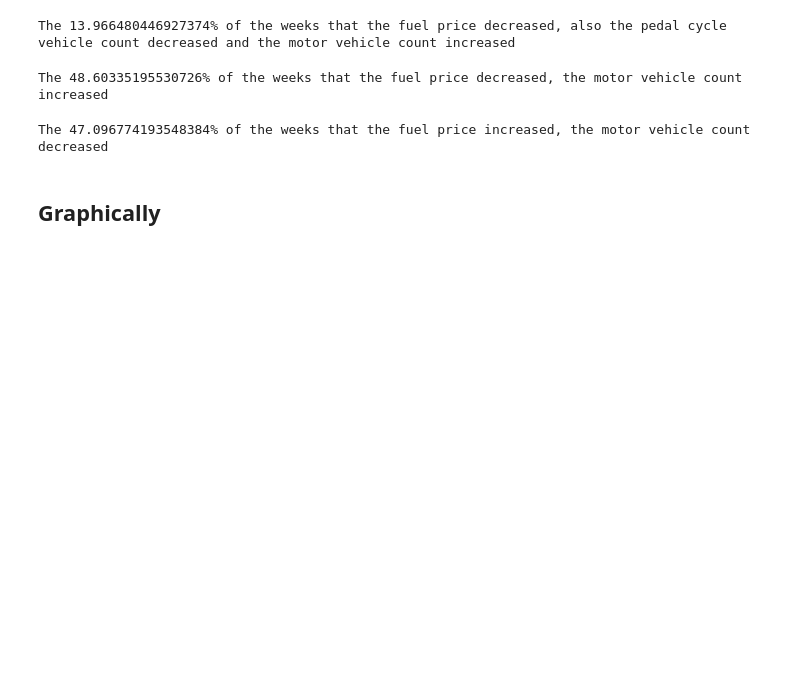
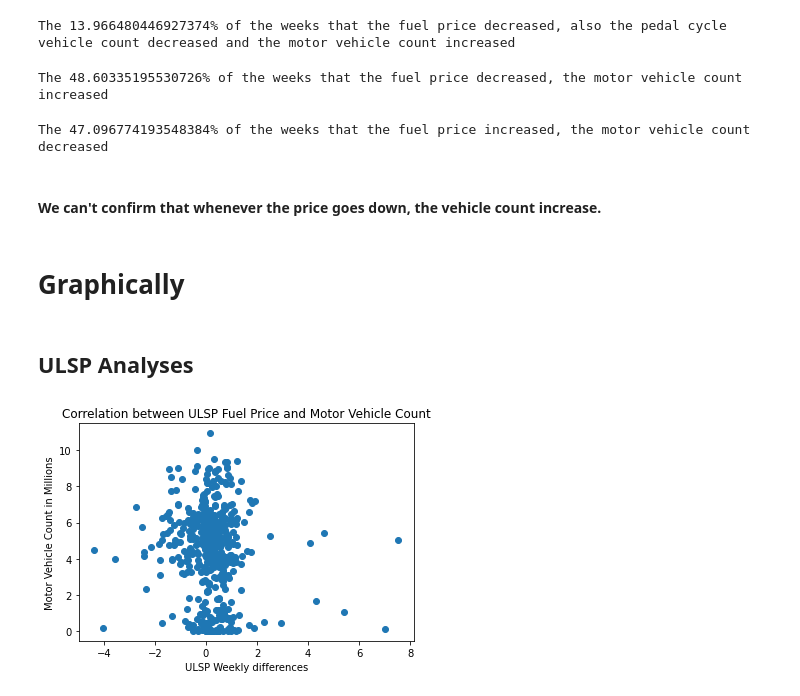
Before and after one commit to matiasgarpal/MyOwnPortfolio, a Jupyter notebook: PySpark/UK_Traffic_Data/data_engineering.ipynb, the cells around one changed output. Drawn from its saved outputs; the diff is of its cells as text; code cells hidden in the pictures; blank space fills up the shorter version.

```diff
--- a/PySpark/UK_Traffic_Data/data_engineering.ipynb
+++ b/PySpark/UK_Traffic_Data/data_engineering.ipynb
@@ -566,10 +566,25 @@ sub_total = df.filter((df.ulsp_last_week_diff > 0) & (df.all_motor_vehicles_week
 print(f"The {(sub_total / total_fuel_increases) * 100}% of the weeks that the fuel price increased, the motor vehicle count decreased")
 # %% [output]
 The 47.096774193548384% of the weeks that the fuel price increased, the motor vehicle count decreased
+# %% [markdown]
+#### We can't confirm that whenever the price goes down, the vehicle count increase.
 # %% [markdown]
-## Graphically
+# Graphically
 # %%
 import matplotlib.pyplot as plt
+# %% [markdown]
+## ULSP Analyses
+# %%
+x_values = [df.select("ulsp_last_week_diff").collect()]
+y_values = [df.select(col("all_motor_vehicles") / 1000000).collect()]
+plt.scatter(x_values, y_values)
+plt.xlabel("ULSP Weekly differences")
+plt.ylabel("Motor Vehicle Count in Millions")
+plt.title("Correlation between ULSP Fuel Price and Motor Vehicle Count")
+plt.ticklabel_format(style='plain', axis='y', useOffset=False)
+plt.show()
+# %% [output]
+[figure, added]
 # %%
 x_values = [df.select("ulsp_price_litre").collect()]
 y_values = [df.select(col("all_motor_vehicles") / 1000000).collect()]
```
Also changed, not shown: parts of 6 cells of this notebook.
